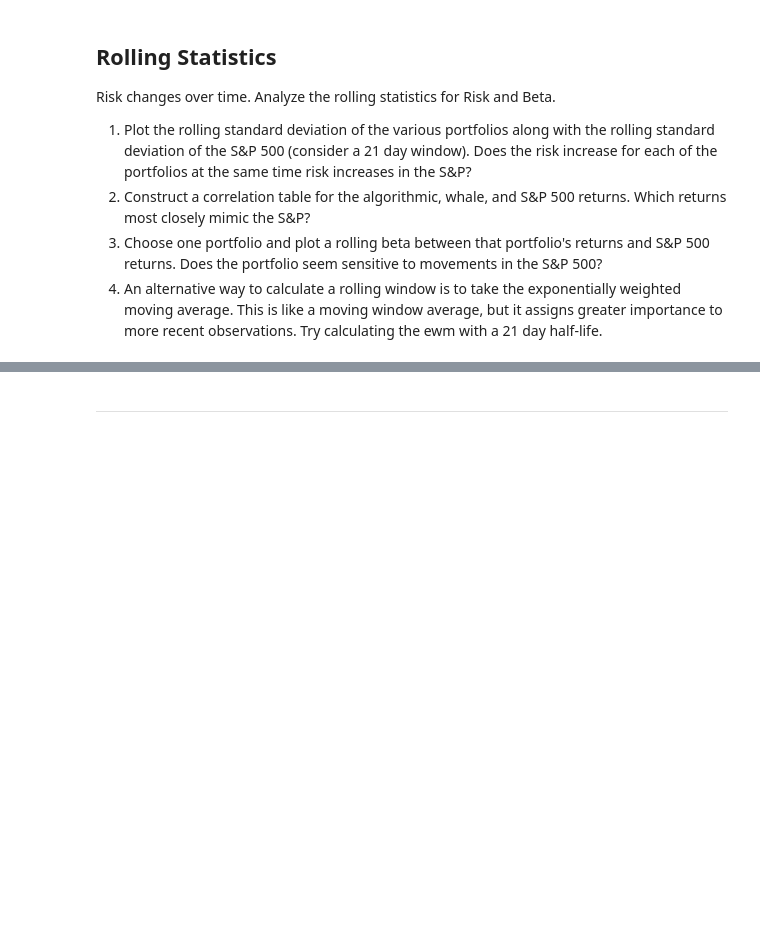
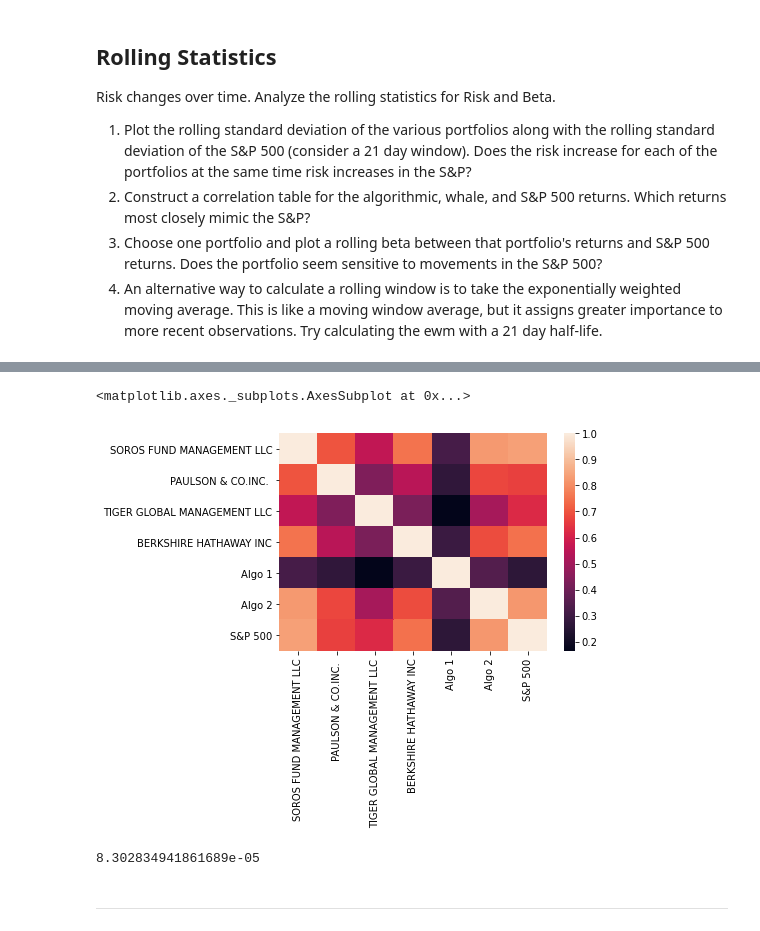
Before and after one commit to CapraRoyale/whale_analysis, a Jupyter notebook: whale_analysis.ipynb, the cells around one changed output, grey strips where cells are left out. Cells and saved outputs as stored; diff of their text form; code cells hidden in the pictures; blank space fills up the shorter version.

```diff
--- a/whale_analysis.ipynb
+++ b/whale_analysis.ipynb
@@ -304,10 +310,21 @@ Risk changes over time. Analyze the rolling statistics for Risk and Beta.
 # %%
 # Construct a correlation table
 # YOUR CODE HERE
+correlation = all_returns.corr()
+sns.heatmap(correlation)
+# %% [output]
+<matplotlib.axes._subplots.AxesSubplot at 0x...>
+[figure, added]
 # %%
 # Calculate Beta for a single portfolio compared to the total market (S&P 500)
 # (Your graph may differ, dependent upon which portfolio you are comparing)
 # YOUR CODE HERE
+all_returns_cleaned = all_returns.dropna()
+# all_returns_cleaned.plot(figsize=(20,10))
+covariance = all_returns_cleaned["S&P 500"].cov(all_returns_cleaned["BERKSHIRE HATHAWAY INC"])
+covariance
+# %% [output]
+8.302834941861689e-05
 # %%
 # Calculate a rolling window using the exponentially weighted moving average.
 # YOUR CODE HERE
```
Also changed, not shown: parts of 6 cells of this notebook.
